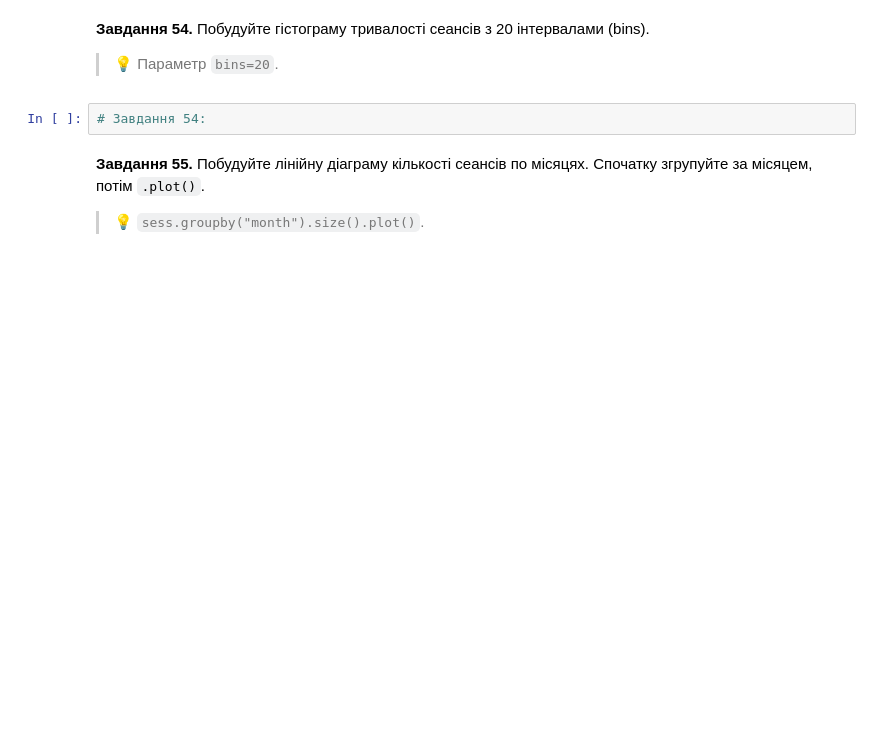
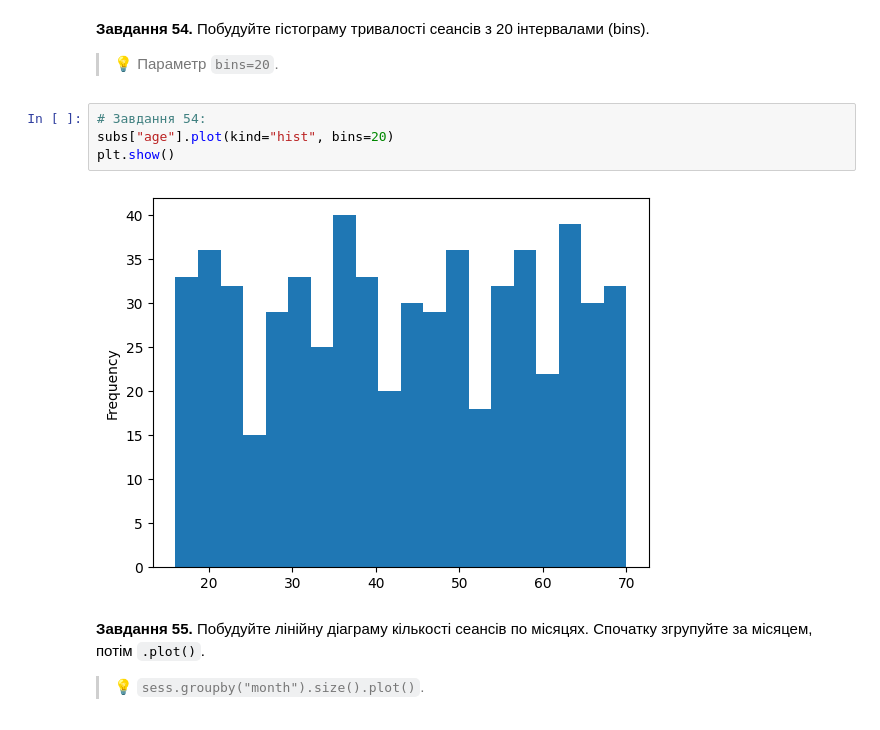
Before and after one commit to DymaStar/DTA_2026, a Jupyter notebook: HW/HW_DimaStar2905Nazar80_"pandas_viz_practice_ipynb".ipynb, the cells around one changed output. Saved outputs shown, nothing was run; the diff lists cells and outputs as text; blank space fills up the shorter version.

```diff
--- a/HW/HW_DimaStar2905Nazar80_"pandas_viz_practice_ipynb".ipynb
+++ b/HW/HW_DimaStar2905Nazar80_"pandas_viz_practice_ipynb".ipynb
@@ -1162,8 +1162,12 @@ plt.show()
 **Завдання 54.** Побудуйте гістограму тривалості сеансів з 20 інтервалами (bins).
 
 > 💡 Параметр `bins=20`.
-# %%
-# Завдання 54:
+# %%
+# Завдання 54:
+subs["age"].plot(kind="hist", bins=20)
+plt.show()
+# %% [output]
+[figure, added]
 # %% [markdown]
 **Завдання 55.** Побудуйте лінійну діаграму кількості сеансів по місяцях. Спочатку згрупуйте за місяцем, потім `.plot()`.
 
```
Also changed, not shown: parts of 21 cells of this notebook.
